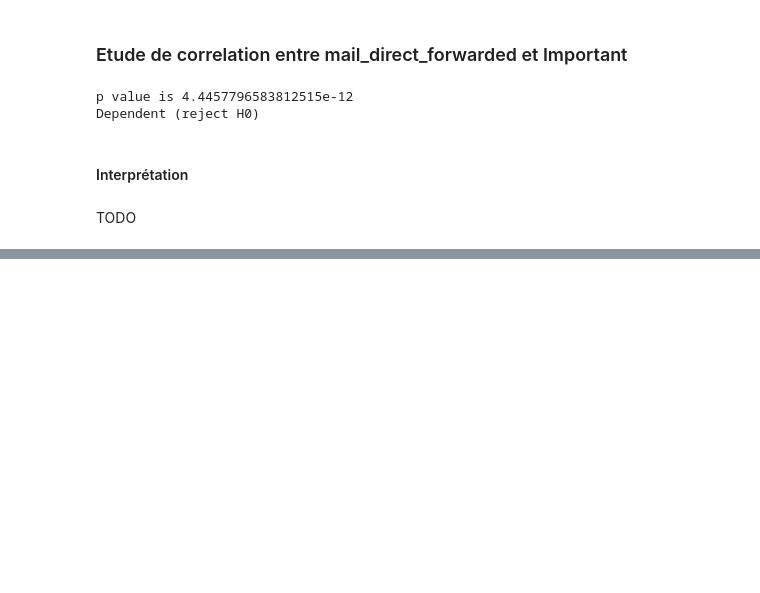
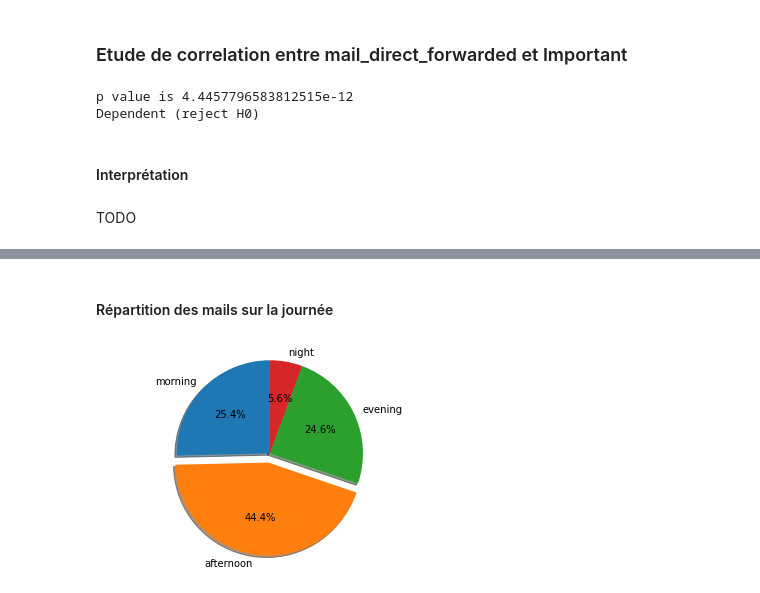
Before and after one commit to Rudy-balzano/ProjetDataScience, a Jupyter notebook: DS_project.ipynb, the cells around one changed output, grey strips where cells are left out. Cells and saved outputs as stored; diff of their text form; code cells hidden in the pictures; blank space fills up the shorter version.

Commit message:
intro diagrams

```diff
--- a/DS_project.ipynb
+++ b/DS_project.ipynb
@@ -647,0 +634,30 @@ TODO
+# %% [markdown]
+#### Répartition des mails sur la journée
+# %%
+data = [0,0,0,0]
+for i in range(len(dataset)):
+    moment = dataset.Moment[i]
+    if(moment == "morning"):
+        data[0] += 1
+    elif(moment == "afternoon"):
+        data[1] += 1
+    elif(moment == "evening"):
+        data[2] += 1
+    elif(moment == "night"):
+        data[3] += 1
+
+import matplotlib.pyplot as plt
+
+# Pie chart, where the slices will be ordered and plotted counter-clockwise:
+labels = 'morning', 'afternoon', 'evening', 'night'
+sizes = [data[0], data[1], data[2], data[3]]
+explode = (0, 0.1, 0, 0)  # only "explode" the 2nd slice (i.e. 'Hogs')
+
+fig1, ax1 = plt.subplots()
+ax1.pie(sizes, explode=explode, labels=labels, autopct='%1.1f%%',
+        shadow=True, startangle=90)
+ax1.axis('equal')  # Equal aspect ratio ensures that pie is drawn as a circle.
+
+plt.show()
+# %% [output]
+[figure, added]
```
Also changed, not shown: parts of 17 cells of this notebook, 4 other files.
